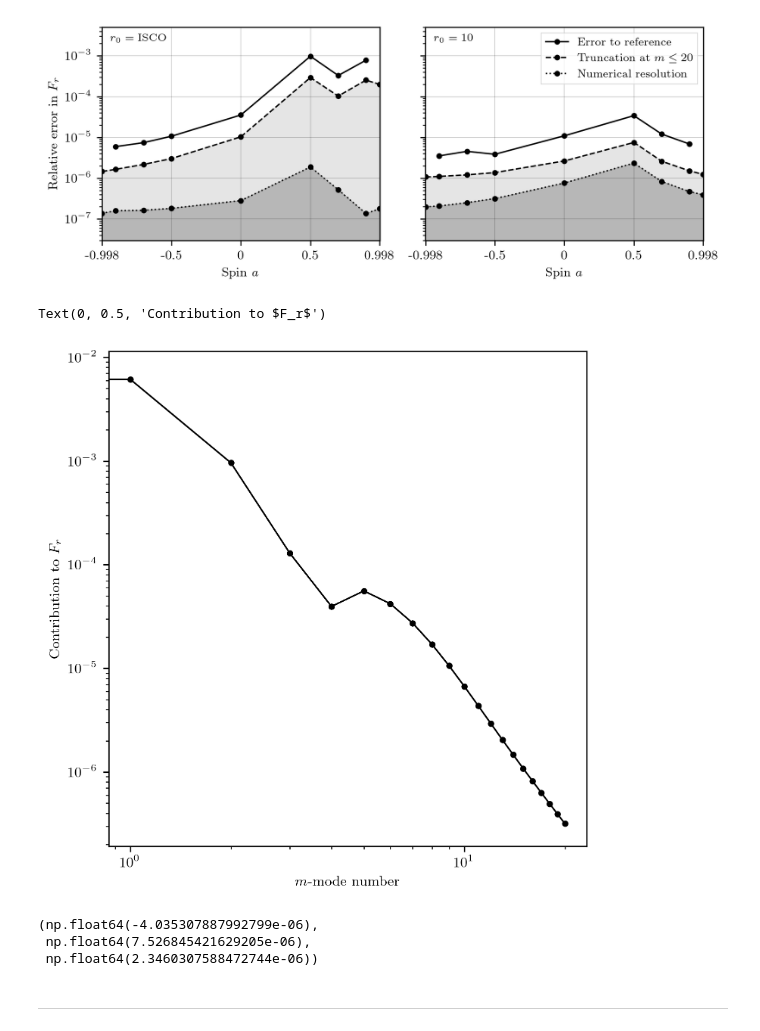
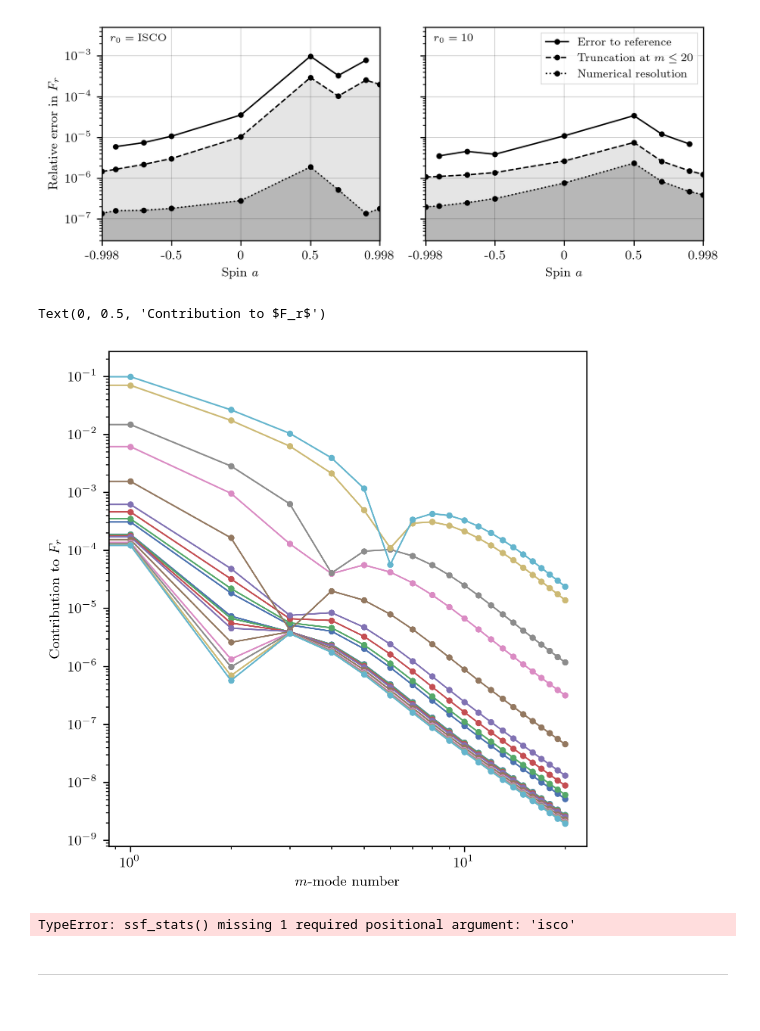
Before and after one commit to nilsvu/spectre, a Jupyter notebook: support/Pipelines/SelfForce/Scalar/plots.ipynb, the cells around one changed output. Drawn from its saved outputs; the diff is of its cells as text; code cells hidden in the pictures.

```diff
--- a/support/Pipelines/SelfForce/Scalar/plots.ipynb
+++ b/support/Pipelines/SelfForce/Scalar/plots.ipynb
@@ -168,10 +168,11 @@ fig, axes = plt.subplots(figsize=(3.4, 3.4 * 4/3), nrows=2, ncols=1, sharex=True
 #     key=lambda x: int(x.split("/")[-2][1:]),
 # )
 ssf_spin = []
+all_m_mode_data = []
 spins = [-0.998, -0.9, -0.7, -0.5, 0.0, 0.5, 0.7, 0.9, 0.998]
-for r0 in [None]:
+for r0 in [None, 10]:
     r0_label = str(r0 or "isco")
-    for a in [0.5]:
+    for a in spins:
         r_0 = r0 or r_isco(a=a)
         dirs = sorted(
             glob.glob(
@@ -241,6 +242,7 @@ for r0 in [None]:
                 color=color,
                 zorder=100 - m,
             )
+        all_m_mode_data.append((r0, a, ssf["SelfForce_r"]))
         ssf_spin.append((r0, a, *ssf_stats(ssf, r0=r_0, a=a, isco=r0 is None)))
 ssf_spin = pd.DataFrame(
     ssf_spin, columns=["r0", "a", "SelfForce_r", "Error_m", "Error_res", "Error_ref"]
@@ -318,4 +335,5 @@ plt.legend()
 <matplotlib.legend.Legend at 0x...>
 [figure]
 # %%
-ssf[["SelfForce_r"]].to_csv("ssf_isco_a0.5.csv")
+df = pd.DataFrame(np.array([ssf for _, _, ssf in all_m_mode_data]).T, columns=[f"SelfForce_r_{r0 if r0 is not None else 'isco'}_a_{a}" for r0, a, _ in all_m_mode_data])
+df.to_csv("ssf_m_modes.csv")
@@ -322,18 +342,16 @@ ssf[["SelfForce_r"]].to_csv("ssf_isco_a0.5.csv")
 # %%
 plt.figure(figsize=(5, 5))
-plt.loglog(ssf.index, np.abs(ssf["SelfForce_r"]), marker=".", color="black")
+plt.loglog(df.index, np.abs(df), marker=".")
 plt.xlabel("$m$-mode number")
 plt.ylabel("Contribution to $F_r$")
 # %% [output]
 Text(0, 0.5, 'Contribution to $F_r$')
-[figure, old version]
+[figure, new version]
 # %%
 ssf_stats(ssf, r0=r_0, a=a)
 # -4.03517e-6
 # %% [output]
-(np.float64(-4.035307887992799e-06),
- np.float64(7.526845421629205e-06),
- np.float64(2.3460307588472744e-06))
+TypeError: ssf_stats() missing 1 required positional argument: 'isco'
 # %% [markdown]
 ---
 # %%
```
Also changed, not shown: parts of 3 cells of this notebook.
